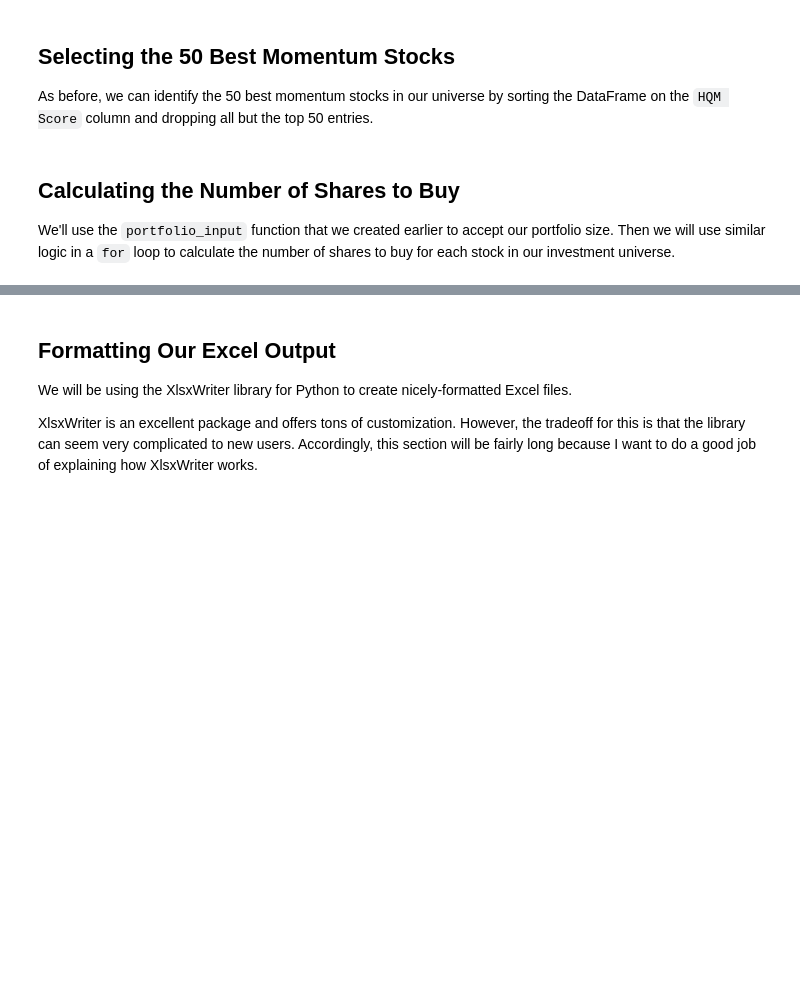
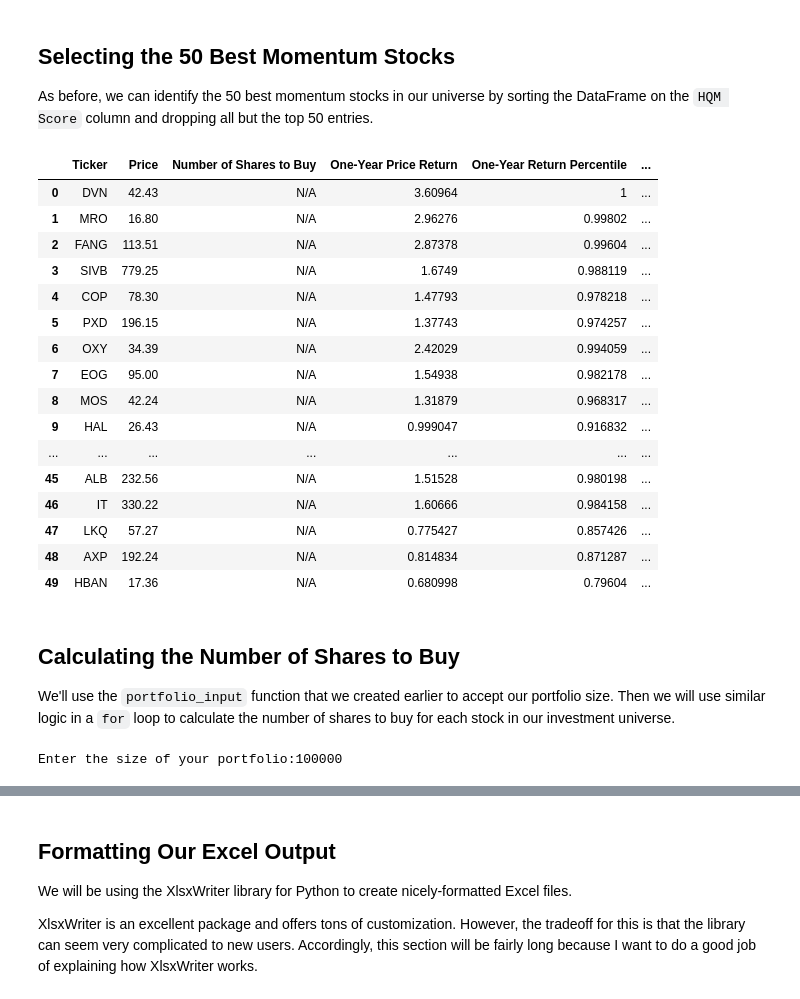
Before and after one commit to jovanhuang/algorithmic-trading-python, a Jupyter notebook: my_attempt_files/002_quantitative_momentum_strategy.ipynb, the cells around one changed output, grey strips where cells are left out. Saved outputs shown, nothing was run; the diff lists cells and outputs as text; code cells hidden in the pictures; blank space fills up the shorter version.

```diff
--- a/my_attempt_files/002_quantitative_momentum_strategy.ipynb
+++ b/my_attempt_files/002_quantitative_momentum_strategy.ipynb
@@ -211,3 +268,23 @@ We now need to calculate momentum percentile scores for every stock in the unive
 * `One-Month Price Return`
 
 Here's how we'll do this:
+# %%
+time_periods = [
+                'One-Year',
+                'Six-Month',
+                'Three-Month',
+                'One-Month'
+                ]
+
+for row in hqm_dataframe.index:
+    for time_period in time_periods:
+         if hqm_dataframe.loc[row, f'{time_period} Price Return'] == None:
+            hqm_dataframe.loc[row, f'{time_period} Price Return'] = 0
+
+for row in hqm_dataframe.index:
+    for time_period in time_periods:
+        change_col = f'{time_period} Price Return'
+        percentile_col = f'{time_period} Return Percentile'
+        hqm_dataframe.loc[row, percentile_col] = score(hqm_dataframe[change_col], hqm_dataframe.loc[row, change_col])/100
+
+hqm_dataframe
@@ -219,3 +310,13 @@ We'll now calculate our `HQM Score`, which is the high-quality momentum score th
 The `HQM Score` will be the arithmetic mean of the 4 momentum percentile scores that we calculated in the last section.
 
 To calculate arithmetic mean, we will use the `mean` function from Python's built-in `statistics` module.
+# %%
+from statistics import mean
+
+for row in hqm_dataframe.index:
+    momentum_percentiles = []
+    for time_period in time_periods:
+        momentum_percentiles.append(hqm_dataframe.loc[row, f'{time_period} Return Percentile'])
+    hqm_dataframe.loc[row,'HQM Score'] = mean(momentum_percentiles)
+
+hqm_dataframe
@@ -223,7 +338,34 @@ To calculate arithmetic mean, we will use the `mean` function from Python's buil
 ## Selecting the 50 Best Momentum Stocks
 
 As before, we can identify the 50 best momentum stocks in our universe by sorting the DataFrame on the `HQM Score` column and dropping all but the top 50 entries.
+# %%
+hqm_dataframe.sort_values('HQM Score', ascending = False, inplace=True)
+hqm_dataframe = hqm_dataframe[:50]
+hqm_dataframe.reset_index(inplace = True, drop=True)
+hqm_dataframe
+# %% [output]
+|  | Ticker | Price | Number of Shares to Buy | One-Year Price Return | One-Year Return Percentile | ... |
+| 0 | DVN | 42.43 | N/A | 3.60964 | 1 | ... |
+| 1 | MRO | 16.80 | N/A | 2.96276 | 0.99802 | ... |
+| 2 | FANG | 113.51 | N/A | 2.87378 | 0.99604 | ... |
+| 3 | SIVB | 779.25 | N/A | 1.6749 | 0.988119 | ... |
+| 4 | COP | 78.30 | N/A | 1.47793 | 0.978218 | ... |
+| 5 | PXD | 196.15 | N/A | 1.37743 | 0.974257 | ... |
+| 6 | OXY | 34.39 | N/A | 2.42029 | 0.994059 | ... |
+| 7 | EOG | 95.00 | N/A | 1.54938 | 0.982178 | ... |
+| 8 | MOS | 42.24 | N/A | 1.31879 | 0.968317 | ... |
+| 9 | HAL | 26.43 | N/A | 0.999047 | 0.916832 | ... |
+| ... | ... | ... | ... | ... | ... | ... |
+| 45 | ALB | 232.56 | N/A | 1.51528 | 0.980198 | ... |
+| 46 | IT | 330.22 | N/A | 1.60666 | 0.984158 | ... |
+| 47 | LKQ | 57.27 | N/A | 0.775427 | 0.857426 | ... |
+| 48 | AXP | 192.24 | N/A | 0.814834 | 0.871287 | ... |
+| 49 | HBAN | 17.36 | N/A | 0.680998 | 0.79604 | ... |
 # %% [markdown]
 ## Calculating the Number of Shares to Buy
 
 We'll use the `portfolio_input` function that we created earlier to accept our portfolio size. Then we will use similar logic in a `for` loop to calculate the number of shares to buy for each stock in our investment universe.
+# %%
+portfolio_input()
+# %% [output]
+Enter the size of your portfolio:100000
```
Also changed, not shown: parts of 14 cells of this notebook.
